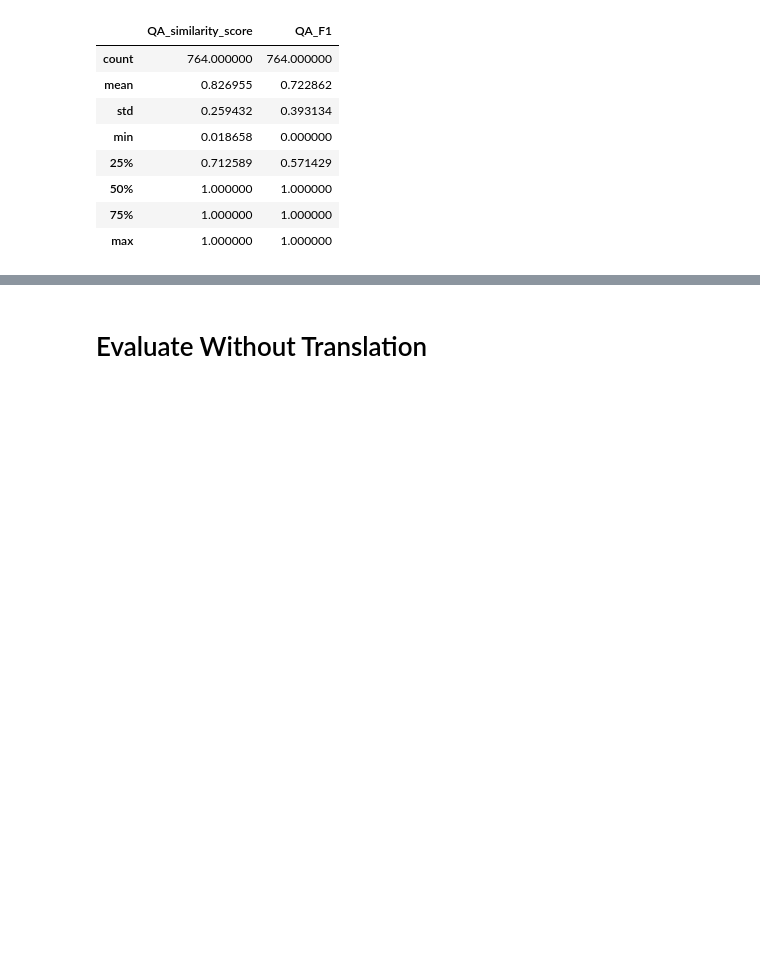
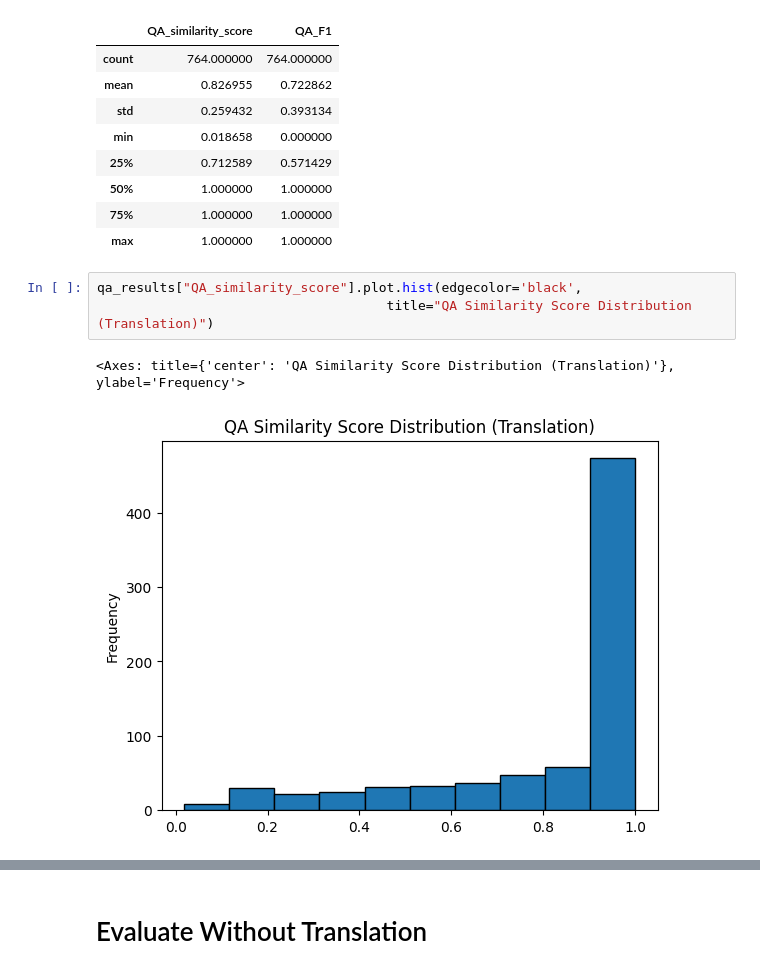
Before and after one commit to BrennanTibbetts/Q-A-5525, a Jupyter notebook: controller_eval.ipynb, the cells around one changed output, grey strips where cells are left out. Cells and saved outputs as stored; diff of their text form; blank space fills up the shorter version.

Commit message:
Created histograms for controller_eval

```diff
--- a/controller_eval.ipynb
+++ b/controller_eval.ipynb
@@ -239,3 +240,9 @@ qa_results.describe()
 | 50% | 1.000000 | 1.000000 |
 | 75% | 1.000000 | 1.000000 |
 | max | 1.000000 | 1.000000 |
+# %%
+qa_results["QA_similarity_score"].plot.hist(edgecolor='black',
+                                     title="QA Similarity Score Distribution (Translation)")
+# %% [output]
+<Axes: title={'center': 'QA Similarity Score Distribution (Translation)'}, ylabel='Frequency'>
+[figure, added]
```
Also changed, not shown: parts of 4 cells of this notebook.
